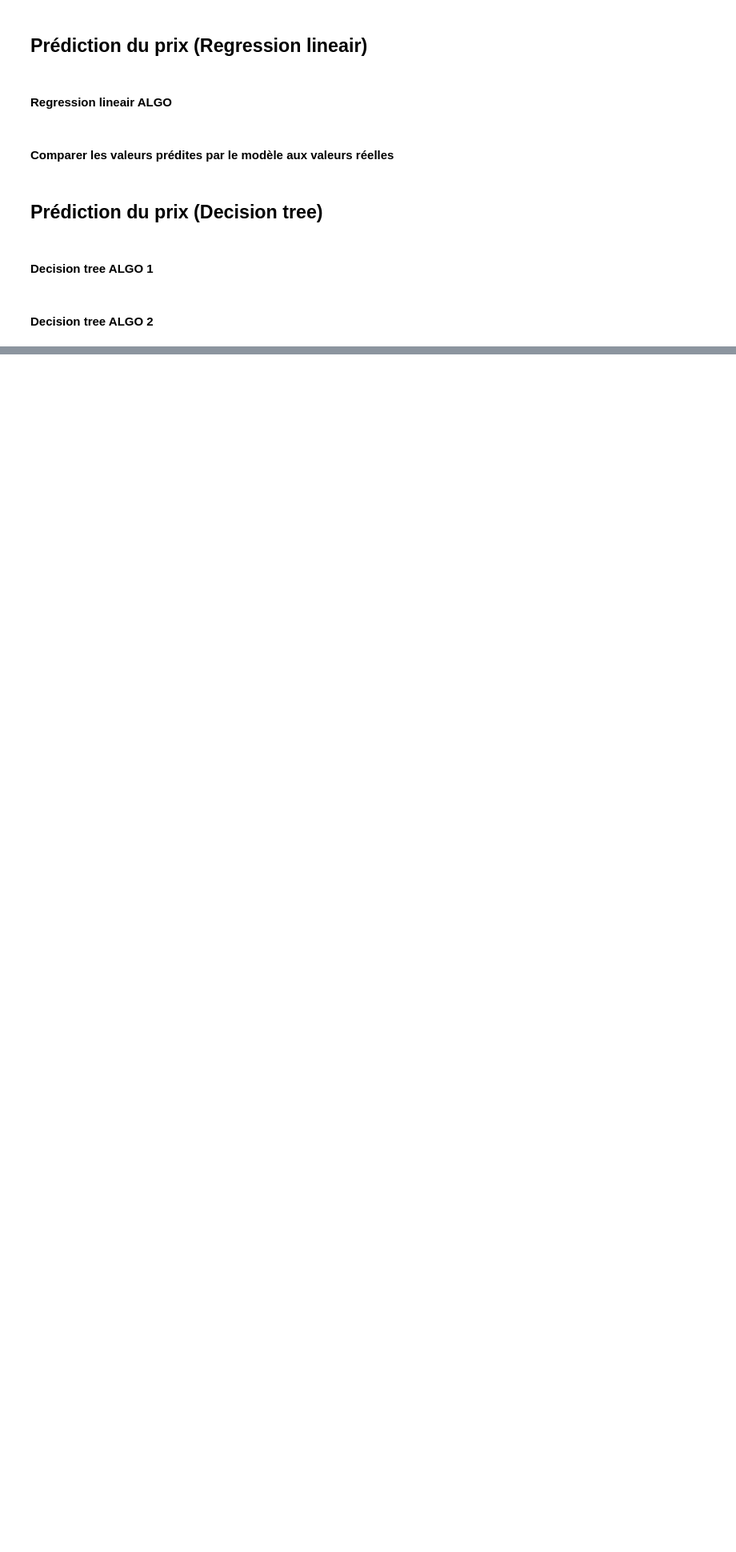
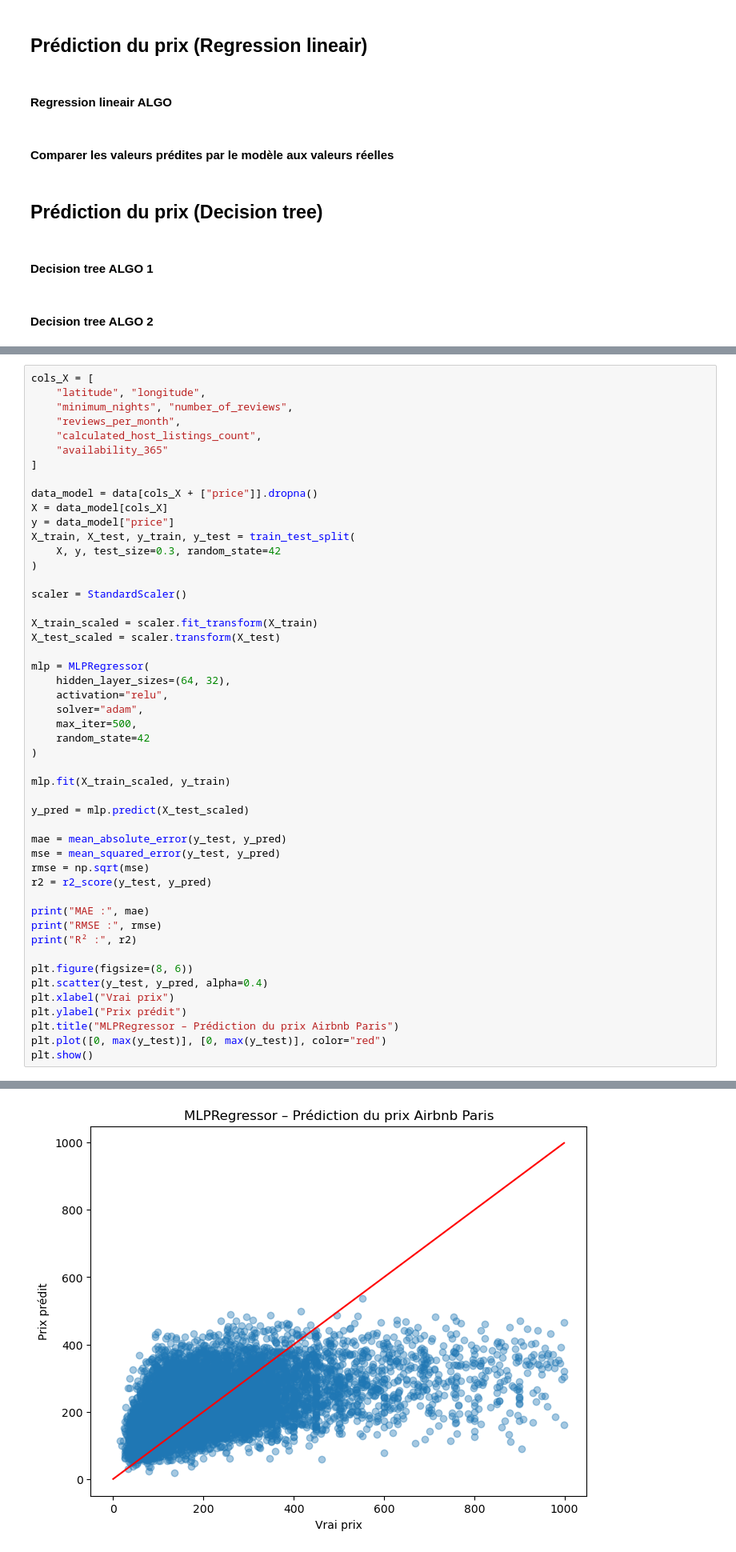
Before and after one commit to AlexandreRochaQ/projet_airbnb, a Jupyter notebook: airbnb.ipynb, the cells around one changed output, grey strips where cells are left out. Shown at 80% size. Drawn from its saved outputs; the diff is of its cells as text; blank space fills up the shorter version.

```diff
--- a/airbnb.ipynb
+++ b/airbnb.ipynb
@@ -61,0 +112,50 @@ Nombre de lignes : 84055
+# %%
+cols_X = [
+    "latitude", "longitude",
+    "minimum_nights", "number_of_reviews",
+    "reviews_per_month",
+    "calculated_host_listings_count",
+    "availability_365"
+]
+
+data_model = data[cols_X + ["price"]].dropna()
+X = data_model[cols_X]
+y = data_model["price"]
+X_train, X_test, y_train, y_test = train_test_split(
+    X, y, test_size=0.3, random_state=42
+)
+
+scaler = StandardScaler()
+
+X_train_scaled = scaler.fit_transform(X_train)
+X_test_scaled = scaler.transform(X_test)
+
+mlp = MLPRegressor(
+    hidden_layer_sizes=(64, 32),
+    activation="relu",
+    solver="adam",
+    max_iter=500,
+    random_state=42
+)
+
+mlp.fit(X_train_scaled, y_train)
+
+y_pred = mlp.predict(X_test_scaled)
+
+mae = mean_absolute_error(y_test, y_pred)
+mse = mean_squared_error(y_test, y_pred)
+rmse = np.sqrt(mse)
+r2 = r2_score(y_test, y_pred)
+
+print("MAE :", mae)
+print("RMSE :", rmse)
+print("R² :", r2)
+
+plt.figure(figsize=(8, 6))
+plt.scatter(y_test, y_pred, alpha=0.4)
+plt.xlabel("Vrai prix")
+plt.ylabel("Prix prédit")
+plt.title("MLPRegressor – Prédiction du prix Airbnb Paris")
+plt.plot([0, max(y_test)], [0, max(y_test)], color="red")
+plt.show()
+# %% [output]
@@ -61,0 +165 @@ Nombre de lignes : 84055
+[figure, added]
```
Also changed, not shown: parts of 5 cells of this notebook.
